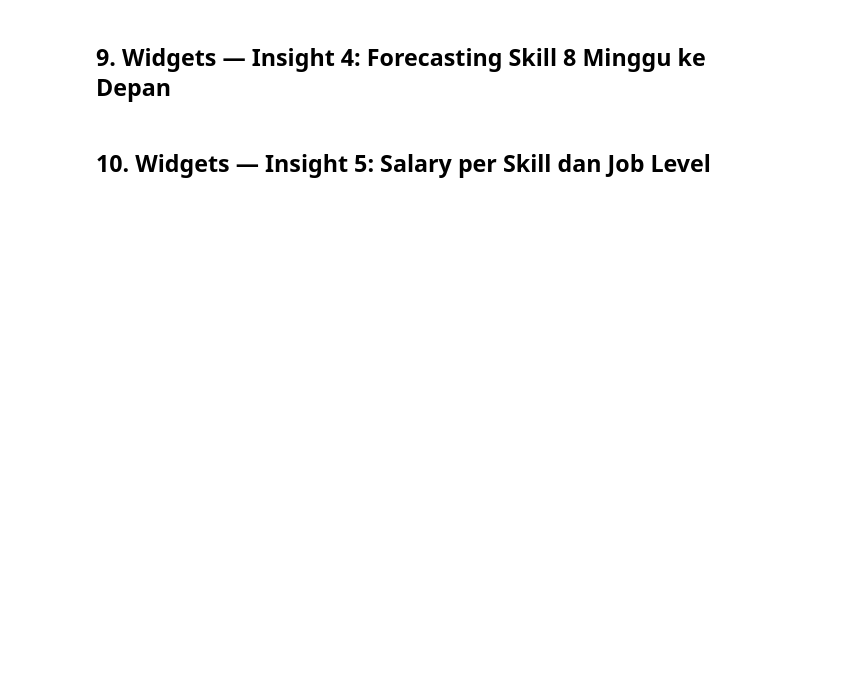
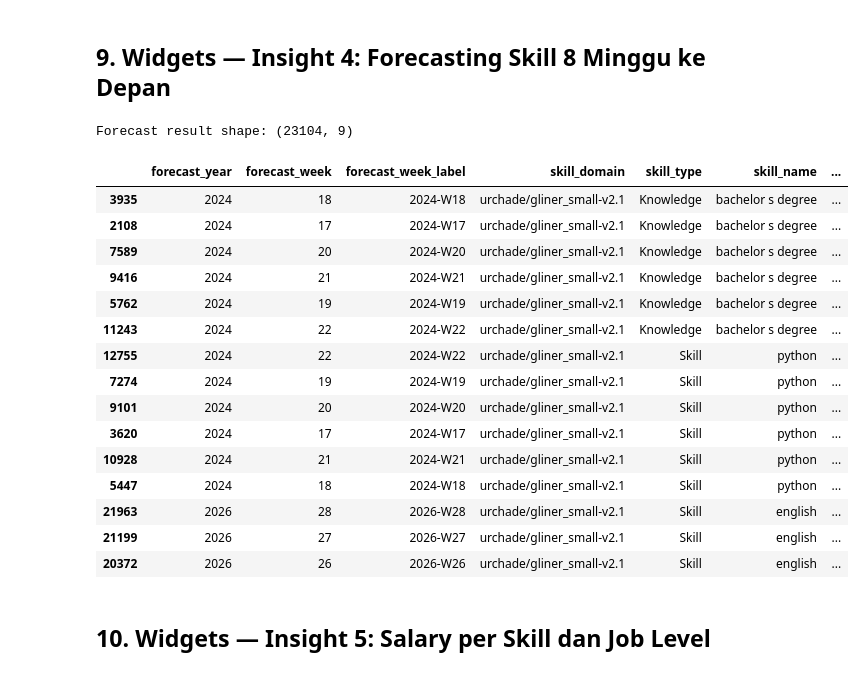
Before and after one commit to dapp-eng/talent-trackk, a Jupyter notebook: atoti_app/datamart.ipynb, the cells around one changed output. Drawn from its saved outputs; the diff is of its cells as text; code cells hidden in the pictures; blank space fills up the shorter version.

```diff
--- a/atoti_app/datamart.ipynb
+++ b/atoti_app/datamart.ipynb
@@ -136,0 +640,10 @@ print(f"Atoti session created → http://localhost:9090/ui")
+# %%
+session = tt.Session.start(
+    tt.SessionConfig(
+        port=9090,
+        user_content_storage="./content"
+    )
+)
+
+print("Atoti session started")
+print("Dashboard URL:", session.url)
@@ -266,19 +1328,51 @@ platform_comparison.head(10)
 # %% [markdown]
 ## 9. Widgets — Insight 4: Forecasting Skill 8 Minggu ke Depan
 # %%
-forecast_result = forecast_cube.query(
-    forecast_cube.measures["Predicted Postings"],
-    forecast_cube.measures["Forecast Lower"],
-    forecast_cube.measures["Forecast Upper"],
-    levels=[
-        forecast_cube.hierarchies["Forecast Time"]["forecast_week_label"],
-        forecast_cube.hierarchies["Skill"]["skill_name"],
-    ],
-    include_totals=False,
-).sort_values("Predicted Postings", ascending=False)
+forecast_result = (
+    forecast_cube.query(
+        forecast_cube.measures["Predicted Postings"],
+        forecast_cube.measures["Forecast Lower"],
+        forecast_cube.measures["Forecast Upper"],
+
+        levels=[
+            forecast_cube.hierarchies["Forecast Time"]["forecast_week_label"],
+            forecast_cube.hierarchies["Skill"]["skill_name"],
+        ],
+
+        include_totals=False,
+    )
+
+    .reset_index()
+
+    .query("skill_name != 'Unknown'")
+
+    .sort_values(
+        by="Predicted Postings",
+        ascending=False
+    )
+)
 
 print(f"Forecast result shape: {forecast_result.shape}")
+
 forecast_result.head(15)
+# %% [output]
+Forecast result shape: (23104, 9)
+|  | forecast_year | forecast_week | forecast_week_label | skill_domain | skill_type | skill_name | ... |
+| 3935 | 2024 | 18 | 2024-W18 | urchade/gliner_small-v2.1 | Knowledge | bachelor s degree | ... |
+| 2108 | 2024 | 17 | 2024-W17 | urchade/gliner_small-v2.1 | Knowledge | bachelor s degree | ... |
+| 7589 | 2024 | 20 | 2024-W20 | urchade/gliner_small-v2.1 | Knowledge | bachelor s degree | ... |
+| 9416 | 2024 | 21 | 2024-W21 | urchade/gliner_small-v2.1 | Knowledge | bachelor s degree | ... |
+| 5762 | 2024 | 19 | 2024-W19 | urchade/gliner_small-v2.1 | Knowledge | bachelor s degree | ... |
+| 11243 | 2024 | 22 | 2024-W22 | urchade/gliner_small-v2.1 | Knowledge | bachelor s degree | ... |
+| 12755 | 2024 | 22 | 2024-W22 | urchade/gliner_small-v2.1 | Skill | python | ... |
+| 7274 | 2024 | 19 | 2024-W19 | urchade/gliner_small-v2.1 | Skill | python | ... |
+| 9101 | 2024 | 20 | 2024-W20 | urchade/gliner_small-v2.1 | Skill | python | ... |
+| 3620 | 2024 | 17 | 2024-W17 | urchade/gliner_small-v2.1 | Skill | python | ... |
+| 10928 | 2024 | 21 | 2024-W21 | urchade/gliner_small-v2.1 | Skill | python | ... |
+| 5447 | 2024 | 18 | 2024-W18 | urchade/gliner_small-v2.1 | Skill | python | ... |
+| 21963 | 2026 | 28 | 2026-W28 | urchade/gliner_small-v2.1 | Skill | english | ... |
+| 21199 | 2026 | 27 | 2026-W27 | urchade/gliner_small-v2.1 | Skill | english | ... |
+| 20372 | 2026 | 26 | 2026-W26 | urchade/gliner_small-v2.1 | Skill | english | ... |
 # %% [markdown]
 ## 10. Widgets — Insight 5: Salary per Skill dan Job Level
 # %%
```
Also changed, not shown: parts of 32 cells of this notebook, 1 other file.
